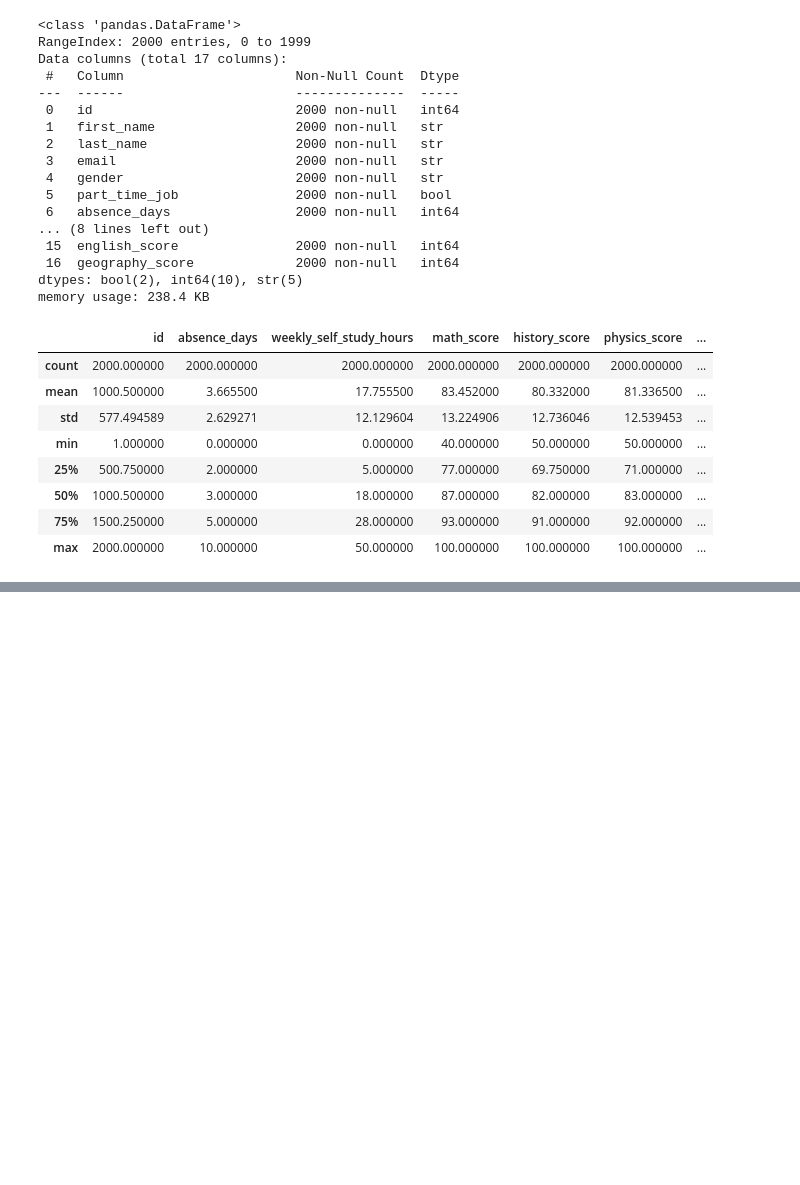
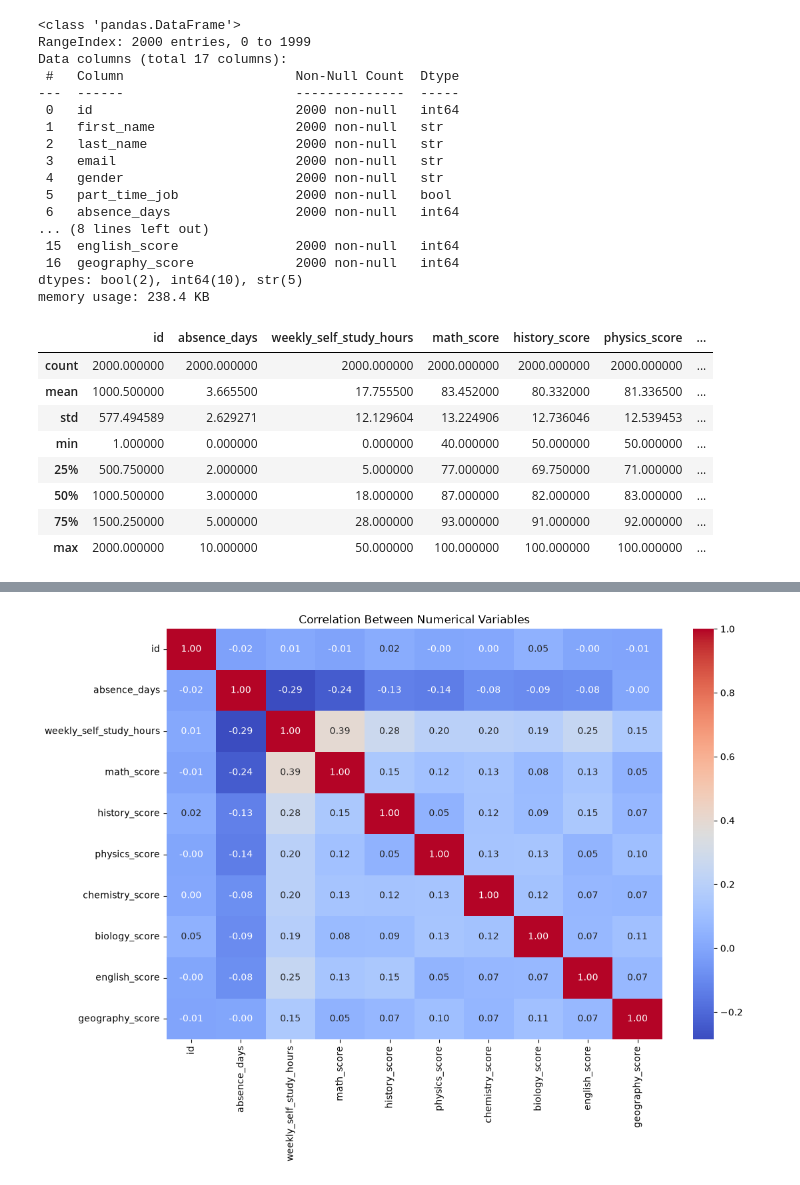
Before and after one commit to Brian-kirwa/myfirst_ml_projects, a Jupyter notebook: python.ipynb, the cells around one changed output, grey strips where cells are left out. Saved outputs shown, nothing was run; the diff lists cells and outputs as text; code cells hidden in the pictures; blank space fills up the shorter version.

Commit message:
Updated python notebook

```diff
--- a/python.ipynb
+++ b/python.ipynb
@@ -108,18 +120,20 @@ plt.show()
 # %%
 numerical_df = df.select_dtypes(include="number")
 
 correlation = numerical_df.corr()
 
 plt.figure(figsize=(12, 8))
 
 sns.heatmap(
     correlation,
     annot=True,
     cmap="coolwarm",
     fmt=".2f"
 )
-
+./fresh_env/bin/python -u calculator.py
 plt.title("Correlation Between Numerical Variables")
 
 plt.show()
+# %% [output]
+[figure, added]
 # %%
```
Also changed, not shown: parts of 7 cells of this notebook.
